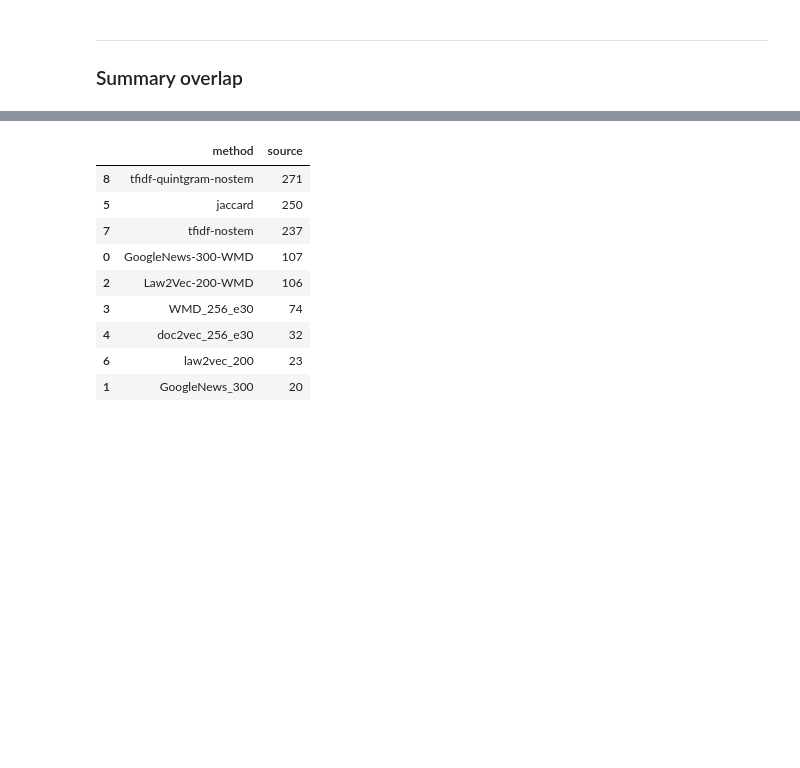
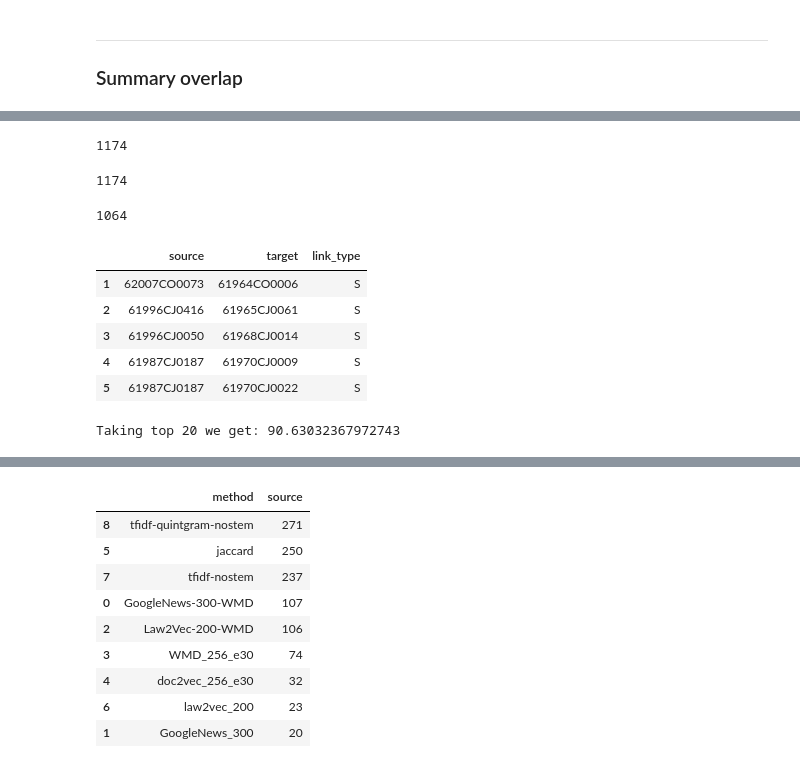
Before and after one commit to Shagunaawasthi/cjeu-court-decision-similarity, a Jupyter notebook: scripts/SetsAnalysis.ipynb, the cells around one changed output, grey strips where cells are left out. Saved outputs shown, nothing was run; the diff lists cells and outputs as text; code cells hidden in the pictures; blank space fills up the shorter version.

```diff
--- a/scripts/SetsAnalysis.ipynb
+++ b/scripts/SetsAnalysis.ipynb
@@ -259,0 +270,7 @@ cases_similarity_top5.groupby(['method']).count()['source'].reset_index().tail()
+# %%
+len(citations_subset)
+# %% [output]
+1174
+# %%
+citations_subset_S = citations_subset[citations_subset['source_in_sample'] ==1 ]
+citations_subset_T = citations_subset[citations_subset['target_in_sample'] ==1 ]
@@ -259,0 +282,30 @@ cases_similarity_top5.groupby(['method']).count()['source'].reset_index().tail()
+# %%
+citations_subset_S = citations_subset_S.reset_index()[['source','target']]
+citations_subset_S['link_type'] = len(citations_subset_S)*['S'] #case in the left is source
+
+citations_subset_T = citations_subset_T.reset_index()[['target','source']]\
+    .rename(columns={'target':'source','source':'target'}) #swapping the colums for the cases where the sample is in the target
+citations_subset_T['link_type'] = len(citations_subset_T)*['T'] #case in the left is target
+# %%
+citations_subset_filtered = citations_subset_S.append(citations_subset_T, ignore_index = True).drop_duplicates(['target','source'])
+# %%
+len(citations_subset_filtered)
+# %% [output]
+1174
+# %%
+is_case_similar = []
+for index, row in citations_subset_filtered.iterrows():
+     if row['target'] in list(cases_similarity['target']): #here target of cases_similarity_top5== similar to
+            is_case_similar.append(row)
+citations_subset_filtered = pd.DataFrame(is_case_similar)
+# %%
+print(len(citations_subset_filtered))
+citations_subset_filtered.head()
+# %% [output]
+1064
+|  | source | target | link_type |
+| 1 | 62007CO0073 | 61964CO0006 | S |
+| 2 | 61996CJ0416 | 61965CJ0061 | S |
+| 3 | 61996CJ0050 | 61968CJ0014 | S |
+| 4 | 61987CJ0187 | 61970CJ0009 | S |
+| 5 | 61987CJ0187 | 61970CJ0022 | S |
@@ -259,0 +316,4 @@ cases_similarity_top5.groupby(['method']).count()['source'].reset_index().tail()
+# %%
+print('Taking top 20 we get: {}'.format(100*1064/1174))
+# %% [output]
+Taking top 20 we get: 90.63032367972743
```
Also changed, not shown: parts of 24 cells of this notebook, 1 other file.
